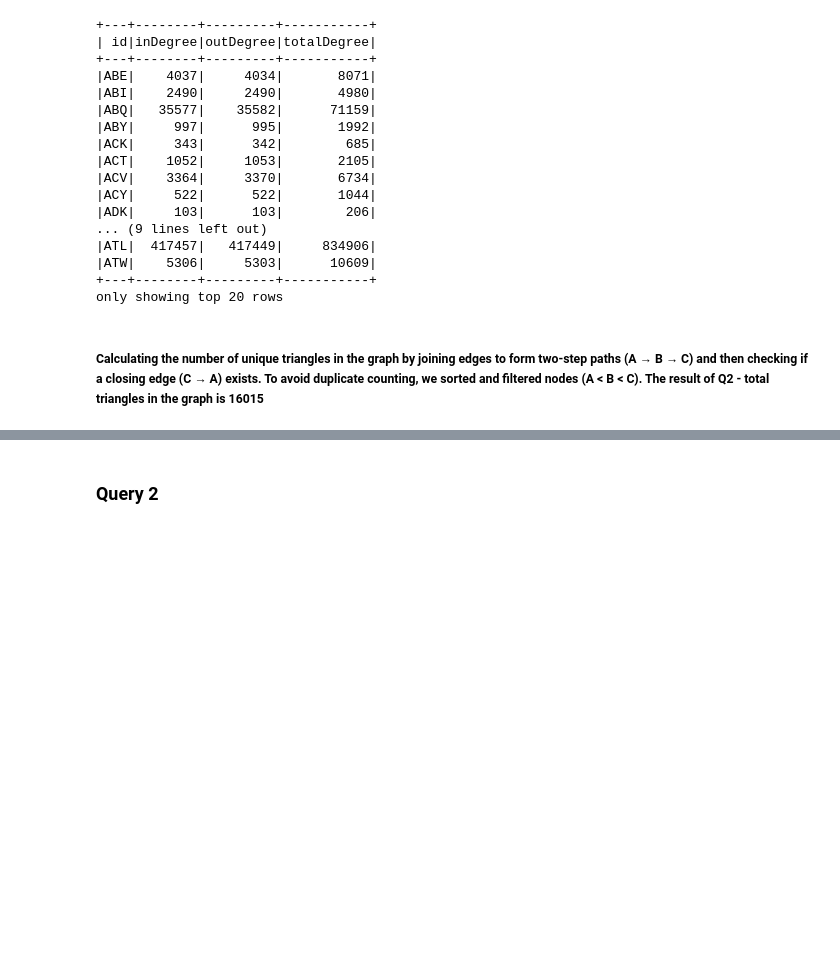
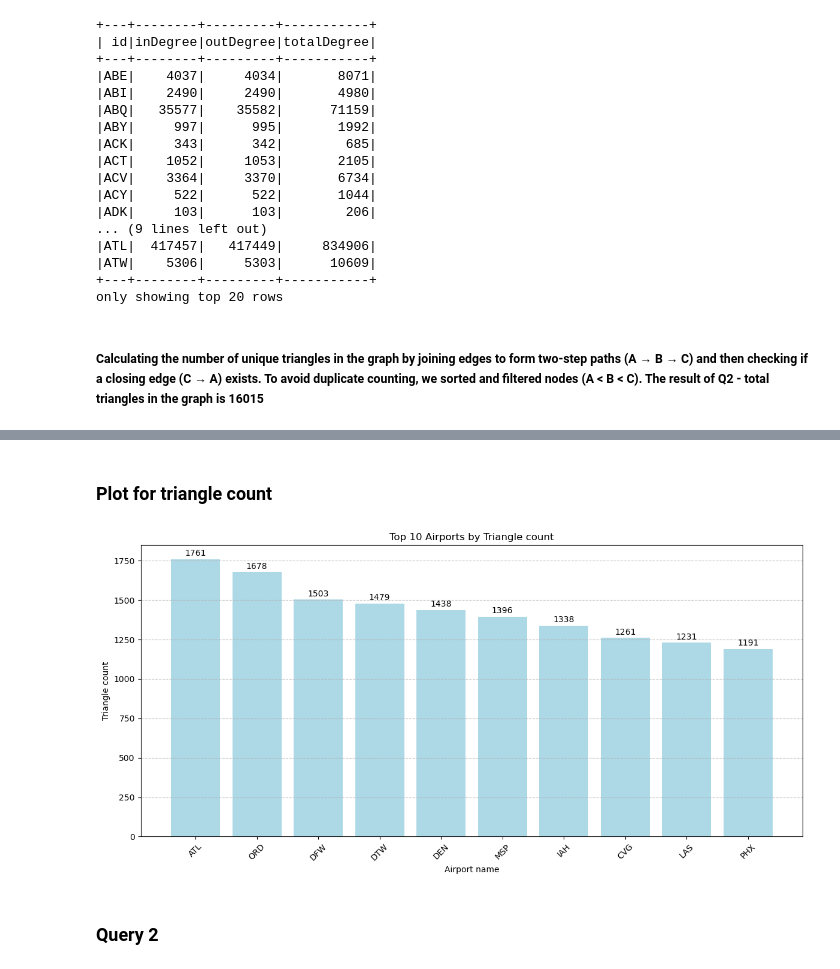
Before and after one commit to pirjo2/bdm-projects, a Jupyter notebook: Project_3/P3.ipynb, the cells around one changed output, grey strips where cells are left out. Drawn from its saved outputs; the diff is of its cells as text; code cells hidden in the pictures; blank space fills up the shorter version.

```diff
--- a/Project_3/P3.ipynb
+++ b/Project_3/P3.ipynb
@@ -225,13 +225,13 @@ only showing top 20 rows
 # %%
 from pyspark.sql import functions as F
 
-# Step 1: Edges (a -> b) ensuring a < b to avoid double counting
+# Edges (a -> b) ensuring a < b to avoid double counting
 edges_filtered = edges_df.select(
     F.least("src", "dst").alias("src"),
     F.greatest("src", "dst").alias("dst")
 ).distinct().cache()
 
-# Step 2: Find two-edge paths: (a -> b) join (b -> c)
+# two-edge paths: (a -> b) join (b -> c)
 paths_two = edges_filtered.alias("e1").join(
     edges_filtered.alias("e2"),
     F.col("e1.dst") == F.col("e2.src")
@@ -241,16 +241,24 @@ paths_two = edges_filtered.alias("e1").join(
     F.col("e2.dst").alias("C")
 ).filter("A < B AND B < C")
 
-# Step 3: Close the triangles by checking (a,c) exists
+# checking if (a,c) exists
 triangles = paths_two.join(
     edges_filtered.alias("e3"),
     (F.col("e3.src") == F.col("A")) & (F.col("e3.dst") == F.col("C"))
 ).select("A", "B", "C").distinct()
 
-# Count total triangles
-triangle_count = triangles.count()
-print(f"Total triangles in the graph: {triangle_count}")
+# count per airport
+triangle_airports = triangles.select("A").union(
+    triangles.select("B")
+).union(
+    triangles.select("C")
+)
 
-# Display some triangles for verification
-triangles.show(10, truncate=False)
+# count how many times each airport appears in triangles
+triangle_counts = triangle_airports.groupBy("A").count() \
+    .withColumnRenamed("A", "airport") \
+    .withColumnRenamed("count", "triangle_count") \
+    .orderBy(F.desc("triangle_count"))
+
+triangle_counts.show(10, truncate=False)
 # %% [output]
@@ -273,3 +306,25 @@ only showing top 10 rows
+# %% [markdown]
+### Plot for triangle count
+# %%
+import matplotlib.pyplot as plt
+triangle_counts_top10 = triangle_counts.limit(10).toPandas()
+
+plt.figure(figsize=(12, 6))
+bars = plt.bar(triangle_counts_top10["airport"], triangle_counts_top10["triangle_count"], color='lightblue')
+plt.title("Top 10 Airports by Triangle count")
+plt.xlabel("Airport name")
+plt.ylabel("Triangle count")
+plt.xticks(rotation=45)
+plt.grid(axis='y', linestyle='--', alpha=0.7)
+
+for bar in bars:
+    yval = bar.get_height()
+    plt.text(bar.get_x() + bar.get_width()/2, yval + 10, int(yval), ha='center', va='bottom')
+
+plt.tight_layout()
+plt.show()
+# %% [output]
+[figure, added]
 # %% [markdown]
 ### Query  2
 # %%
```
Also changed, not shown: parts of 9 cells of this notebook.
